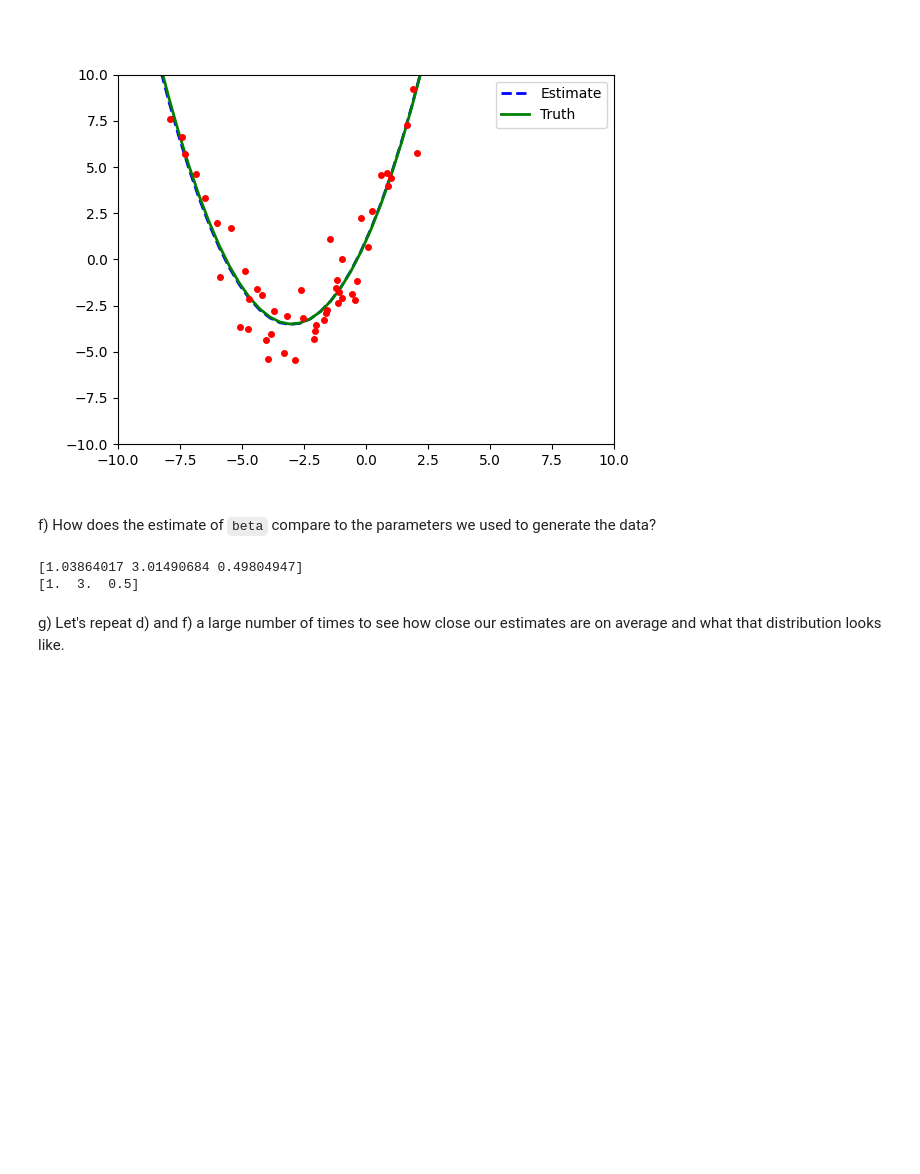
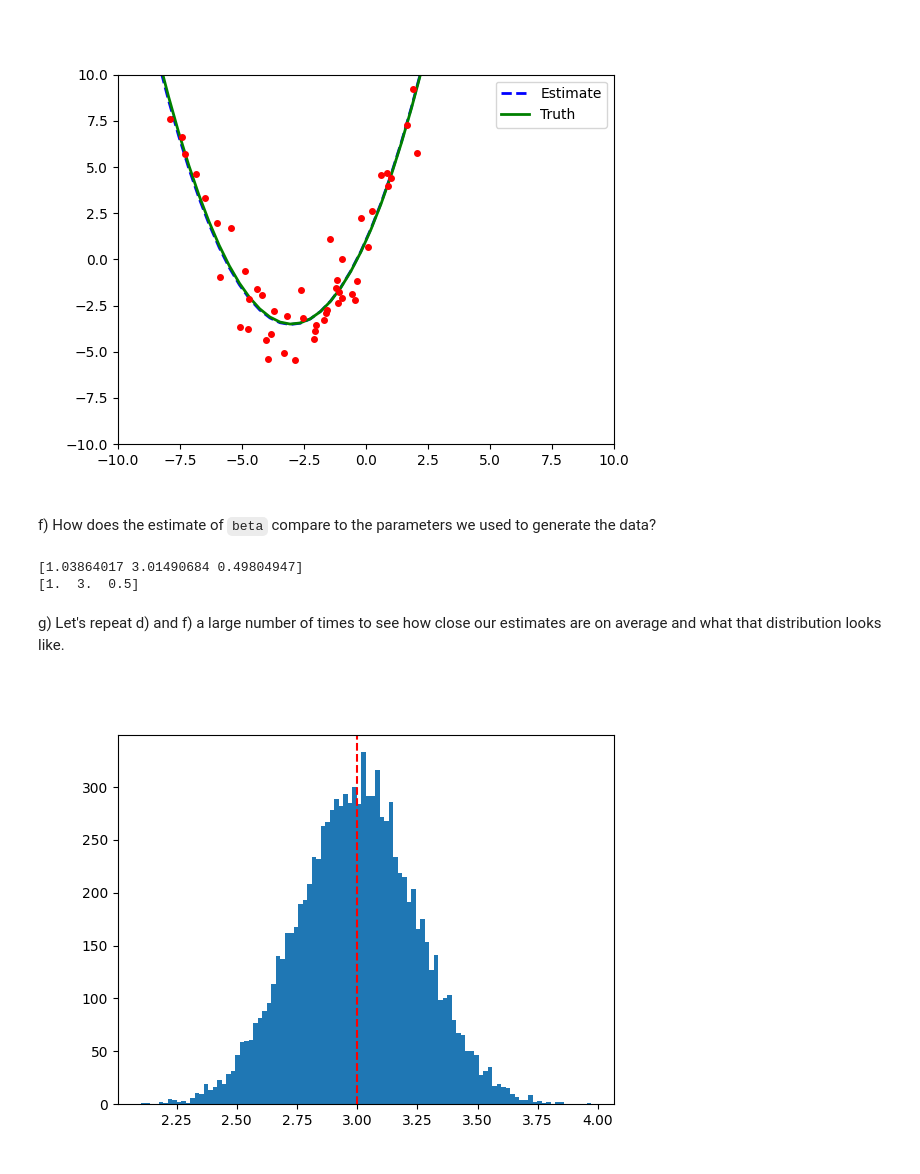
Before and after one commit to victorverma3/Data-Science-Fundamentals, a Jupyter notebook: lecture_18/worksheet_18.ipynb, the cells around one changed output. Cells and saved outputs as stored; diff of their text form; code cells hidden in the pictures; blank space fills up the shorter version.

```diff
--- a/lecture_18/worksheet_18.ipynb
+++ b/lecture_18/worksheet_18.ipynb
@@ -150,17 +150,22 @@ g) Let's repeat d) and f) a large number of times to see how close our estimates
 # %%
 import numpy as np
 import matplotlib.pyplot as plt
+
+fig = plt.figure()
+ax = fig.add_subplot()
 
 betas = []
 true_beta = np.array([1, 3, 0.5])
 for _ in range(10000):
     x = -1 + 2 * np.random.random(SAMPLE_SIZE)
     y = true_beta[0] + true_beta[1] * x + np.random.randn(SAMPLE_SIZE) + true_beta[2] * (x ** 2) + np.random.randn(SAMPLE_SIZE)
     intercept = np.ones(np.shape(x)[0])
     X = np.array([intercept, x, (x ** 2)]).T
     beta_hat = np.linalg.inv(X.T @ X) @ X.T @ y
     betas.append(beta_hat)
 
 plt.hist(np.array(betas)[:, 1], bins=100)
 plt.axvline(x=true_beta[1], c='r', linestyle='dashed')
 plt.show()
+# %% [output]
+[figure, added]
```
